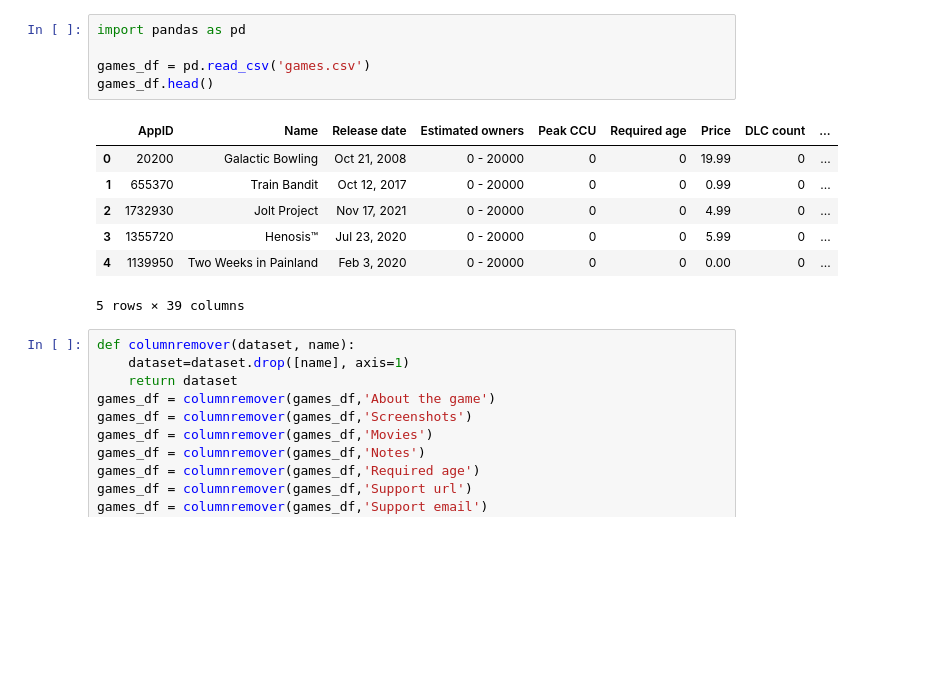
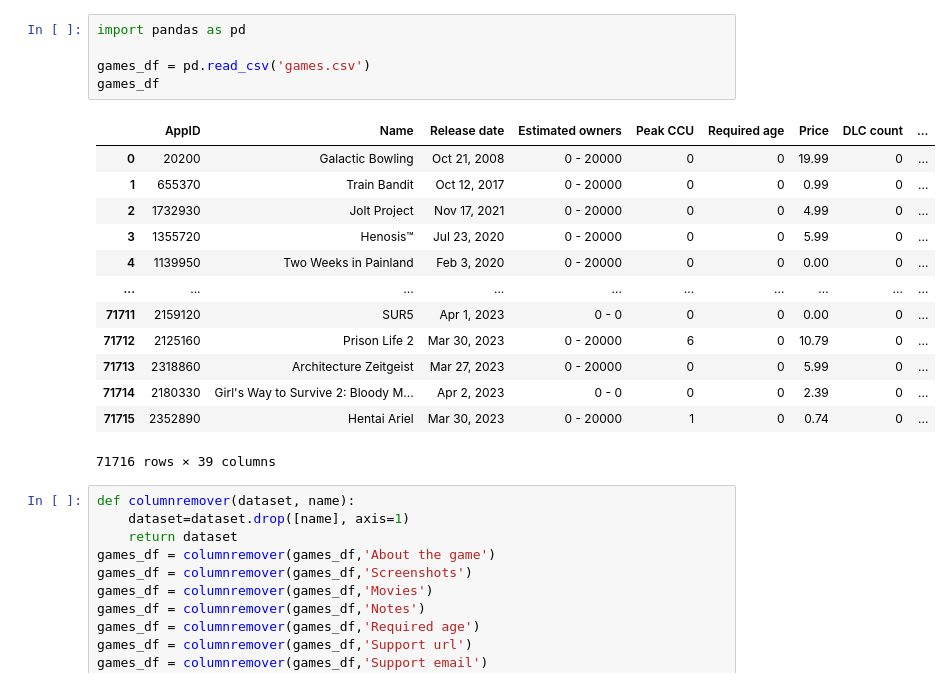
Before and after one commit to nicoisgray/Nico_Ben_finalproject, a Jupyter notebook: Preprocessor.ipynb, the cells around one changed output. Saved outputs shown, nothing was run; the diff lists cells and outputs as text; blank space fills up the shorter version.

```diff
--- a/Preprocessor.ipynb
+++ b/Preprocessor.ipynb
@@ -1,16 +1,22 @@
 # %%
 import pandas as pd
 
 games_df = pd.read_csv('games.csv')
-games_df.head()
+games_df
 # %% [output]
 |  | AppID | Name | Release date | Estimated owners | Peak CCU | Required age | Price | DLC count | ... |
 | 0 | 20200 | Galactic Bowling | Oct 21, 2008 | 0 - 20000 | 0 | 0 | 19.99 | 0 | ... |
 | 1 | 655370 | Train Bandit | Oct 12, 2017 | 0 - 20000 | 0 | 0 | 0.99 | 0 | ... |
 | 2 | 1732930 | Jolt Project | Nov 17, 2021 | 0 - 20000 | 0 | 0 | 4.99 | 0 | ... |
 | 3 | 1355720 | Henosis™ | Jul 23, 2020 | 0 - 20000 | 0 | 0 | 5.99 | 0 | ... |
 | 4 | 1139950 | Two Weeks in Painland | Feb 3, 2020 | 0 - 20000 | 0 | 0 | 0.00 | 0 | ... |
+| ... | ... | ... | ... | ... | ... | ... | ... | ... | ... |
+| 71711 | 2159120 | SUR5 | Apr 1, 2023 | 0 - 0 | 0 | 0 | 0.00 | 0 | ... |
+| 71712 | 2125160 | Prison Life 2 | Mar 30, 2023 | 0 - 20000 | 6 | 0 | 10.79 | 0 | ... |
+| 71713 | 2318860 | Architecture Zeitgeist | Mar 27, 2023 | 0 - 20000 | 0 | 0 | 5.99 | 0 | ... |
+| 71714 | 2180330 | Girl's Way to Survive 2: Bloody M... | Apr 2, 2023 | 0 - 0 | 0 | 0 | 2.39 | 0 | ... |
+| 71715 | 2352890 | Hentai Ariel | Mar 30, 2023 | 0 - 20000 | 1 | 0 | 0.74 | 0 | ... |
-5 rows × 39 columns
+71716 rows × 39 columns
 # %%
 def columnremover(dataset, name):
     dataset=dataset.drop([name], axis=1)
```
Also changed, not shown: 3 other files.
